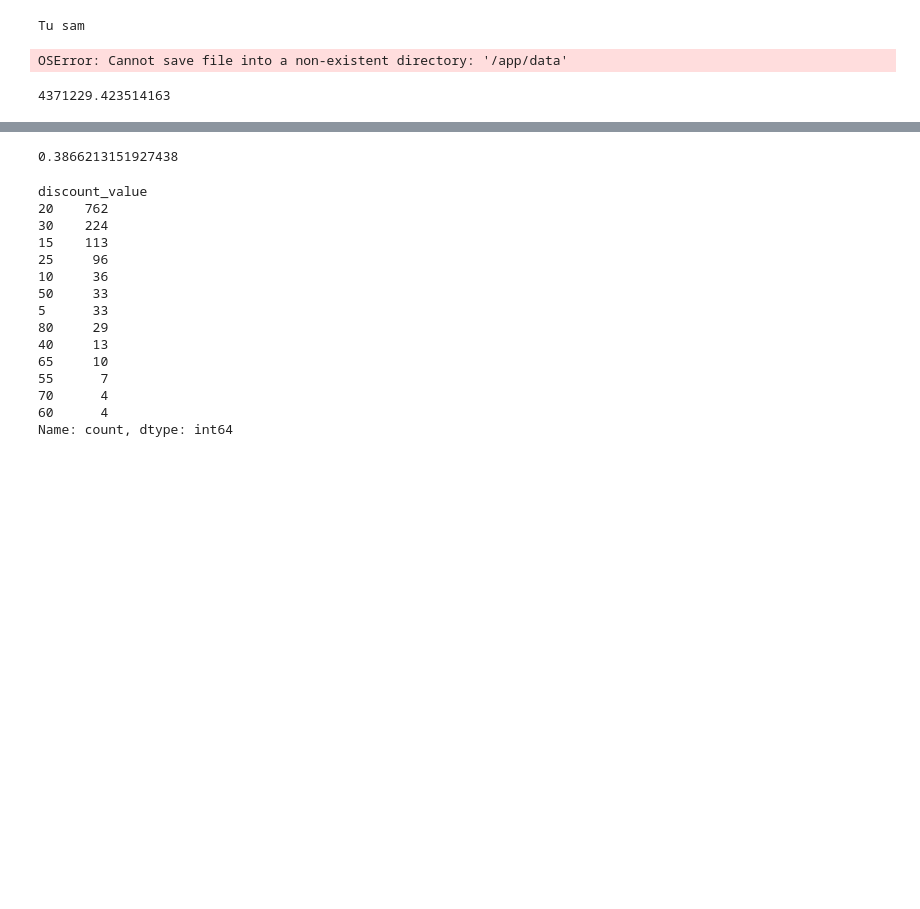
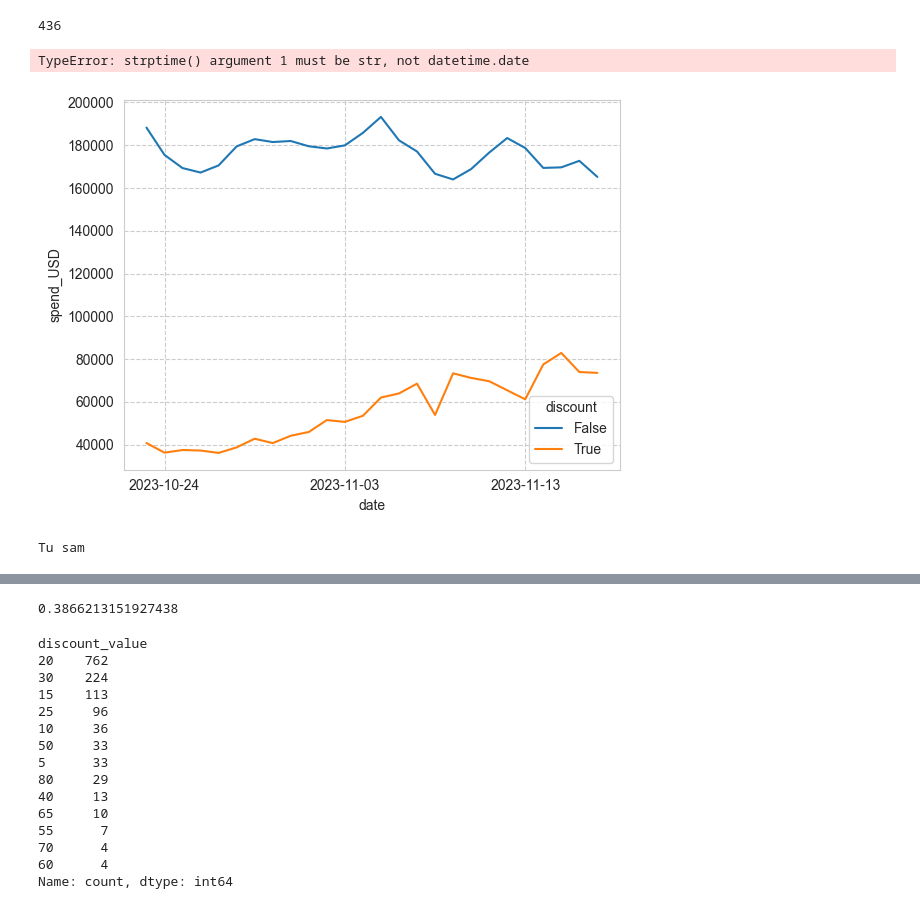
Before and after one commit to Katja-Lebesgue/premium_dashboard, a Jupyter notebook: play/black_friday_discounts.ipynb, the cells around one changed output, grey strips where cells are left out. Saved outputs shown, nothing was run; the diff lists cells and outputs as text; code cells hidden in the pictures; blank space fills up the shorter version.

```diff
--- a/play/black_friday_discounts.ipynb
+++ b/play/black_friday_discounts.ipynb
@@ -37,0 +39,13 @@ performance_columns
+# %%
+end_date = date.today()
+start_date = end_date - timedelta(days=30)
+shop_ids = (
+    db.query(FacebookDailyPerformance.shop_id)
+    .filter(FacebookDailyPerformance.date_start.between(start_date, end_date))
+    .distinct()
+    .all()
+)
+shop_ids = [row.shop_id for row in shop_ids]
+len(shop_ids)
+# %% [output]
+436
@@ -38,3 +70,13 @@ performance_columns
+# %%
+df.date = df.date.apply(lambda x: datetime.strptime(x, '%Y-%m-%d').date())
+# df = df[df.date <= date(year=2023, day=18, month=11)]
+# %% [output]
+TypeError: strptime() argument 1 must be str, not datetime.date
+# %%
+ax = sns.lineplot(data=df[df.date < date(year=2023, day=18, month=11)], x='date', y='spend_USD', hue='discount', estimator=np.sum, errorbar=None)
+ax.xaxis.set_major_locator(mdates.DayLocator(interval=10))
+# %% [output]
+[figure, added]
 # %%
 def get_discounts(text: str) -> list:
     discounts = []
@@ -46,7 +88,7 @@ def get_discounts(text: str) -> list:
     discount_values = [int(re.findall(r"\d+", discount)[0]) for discount in discounts]
     return discount_values
 # %%
-force_from_scratch = False
+force_from_scratch = True
 if not os.path.exists(df_path) or force_from_scratch:
     print('Tu sam')
     query = db.query(FacebookDailyPerformance.ad_id).filter(
@@ -71,8 +113,8 @@ if not os.path.exists(df_path) or force_from_scratch:
 df = read_csv_and_eval(df_path)
 
 # filter US ads
-df = df[df.countries.apply(lambda l: len(l)) == 1]
-df = df[df.countries.apply(lambda l: l[0]) == 'US']
+# df = df[df.countries.apply(lambda l: len(l)) == 1]
+# df = df[df.countries.apply(lambda l: l[0]) == 'US']
 
 #broken conversion
 df = df[df.CR.apply(lambda x: x in cr.interval) & df.CTR.apply(lambda x: x in ctr.interval)]
@@ -83,4 +125,3 @@ df['count'] = 1
 df.date = df.date.apply(lambda date_str: datetime.strptime(date_str, '%Y-%m-%d').date())
 # %% [output]
 Tu sam
-OSError: Cannot save file into a non-existent directory: '/app/data'
@@ -90,7 +128,3 @@ discounts_by_date = df.groupby([df.date, df.discount_value]).apply(lambda df: df
-# %%
-df.spend_USD.sum()
-# %% [output]
-4371229.423514163
 # %%
 for text_type in TextType:
     df[f"{text_type}_discounts"] = df[f"{text_type}"].apply(
```
Also changed, not shown: parts of 6 cells of this notebook, 20 other files.
